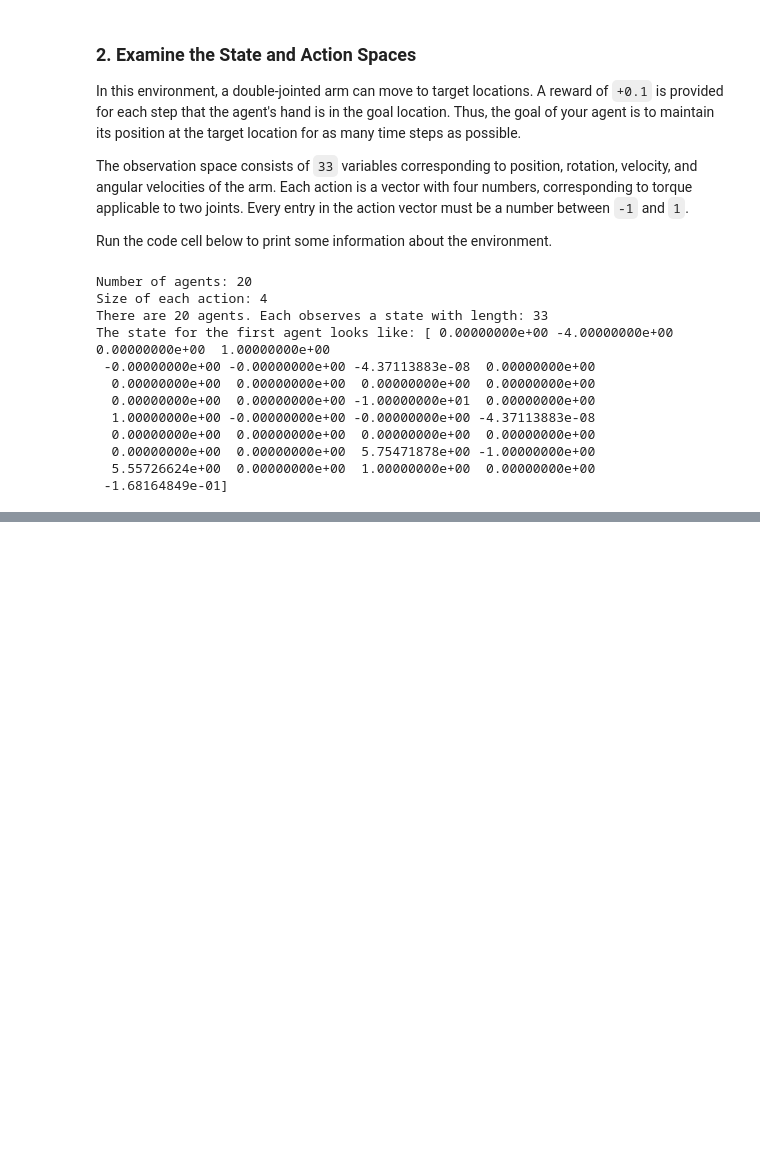
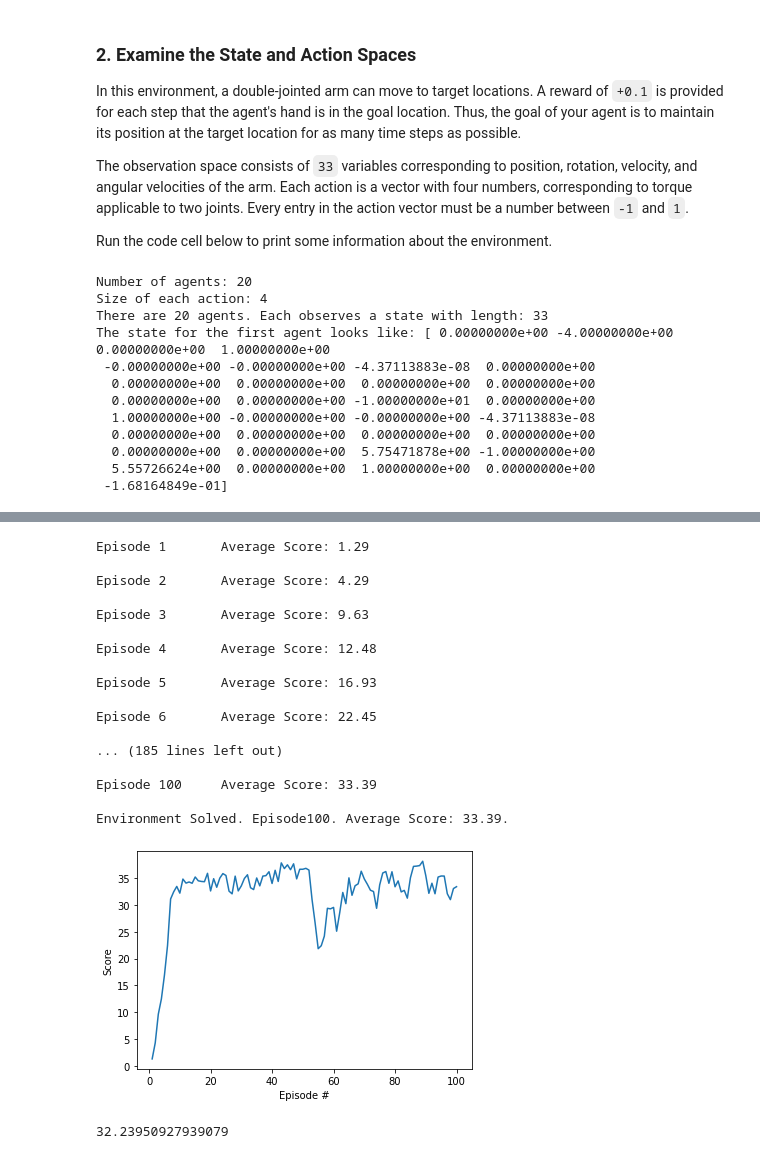
Before and after one commit to alawami/DDPG, a Jupyter notebook: Continuous_Control.ipynb, the cells around one changed output, grey strips where cells are left out. Cells and saved outputs as stored; diff of their text form; code cells hidden in the pictures; blank space fills up the shorter version.

```diff
--- a/Continuous_Control.ipynb
+++ b/Continuous_Control.ipynb
@@ -199,0 +365,79 @@ KeyboardInterrupt:
+# %%
+from ddpg_agent import Agent
+
+agent = Agent(state_size=state_size, action_size=action_size, random_seed=0)
+
+def ddpg(n_episodes=1000, max_t=1000, print_every=100):
+    scores_deque = deque(maxlen=print_every)
+    scores = []
+    for i_episode in range(1, n_episodes+1):
+        states = env.reset(train_mode=True)[brain_name].vector_observations
+        agent.reset()
+        score = np.zeros(num_agents)
+        for t in range(max_t):
+            actions = agent.act(states)
+            env_info = env.step(actions)[brain_name]        # send the action to the environment
+            next_states = env_info.vector_observations      # get the next states
+            rewards = env_info.rewards                      # get the rewards
+            dones = env_info.local_done                     # see if episodes has finished
+
+            # Take a step for each 'agent'
+            for state, action, reward, next_state, done in zip(states, actions, rewards, next_states, dones):
+                agent.step(state, action, reward, next_state, done)
+
+            states = next_states
+            score += rewards
+
+            if np.any(dones):
+                break
+
+#         print('scores: ' + str(score) + '\t mean score: ' + str(score.mean()) + '\n')
+
+        scores_deque.append(score.mean())
+        scores.append(score.mean())
+
+        if i_episode % print_every == 0:
+            print('\nEpisode {}\tAverage Score: {:.2f}'.format(i_episode, np.mean(scores_deque)))
+
+        if np.mean(scores_deque) > 30 and i_episode >= 100:
+            torch.save(agent.actor_local.state_dict(), 'checkpoint_actor.pth')
+            torch.save(agent.critic_local.state_dict(), 'checkpoint_critic.pth')
+            print()
+            print('Environment Solved. Episode{}. Average Score: {:.2f}.'.format(i_episode, np.mean(scores_deque)))
+            break
+
+    return scores
+
+
+scores = ddpg(print_every=1)
+
+fig = plt.figure()
+ax = fig.add_subplot(111)
+plt.plot(np.arange(1, len(scores)+1), scores)
+plt.ylabel('Score')
+plt.xlabel('Episode #')
+plt.show()
+# %% [output]
+Episode 1       Average Score: 1.29
+
+Episode 2       Average Score: 4.29
+
+Episode 3       Average Score: 9.63
+
+Episode 4       Average Score: 12.48
+
+Episode 5       Average Score: 16.93
+
+Episode 6       Average Score: 22.45
+
+... (185 lines left out)
+
+Episode 100     Average Score: 33.39
+
+Environment Solved. Episode100. Average Score: 33.39.
+[figure, added]
+# %%
+# Verify the enviroment is solved since above has print out every 1 instead of 100
+np.mean(scores)
+# %% [output]
+32.23950927939079
```
Also changed, not shown: parts of 24 cells of this notebook.
